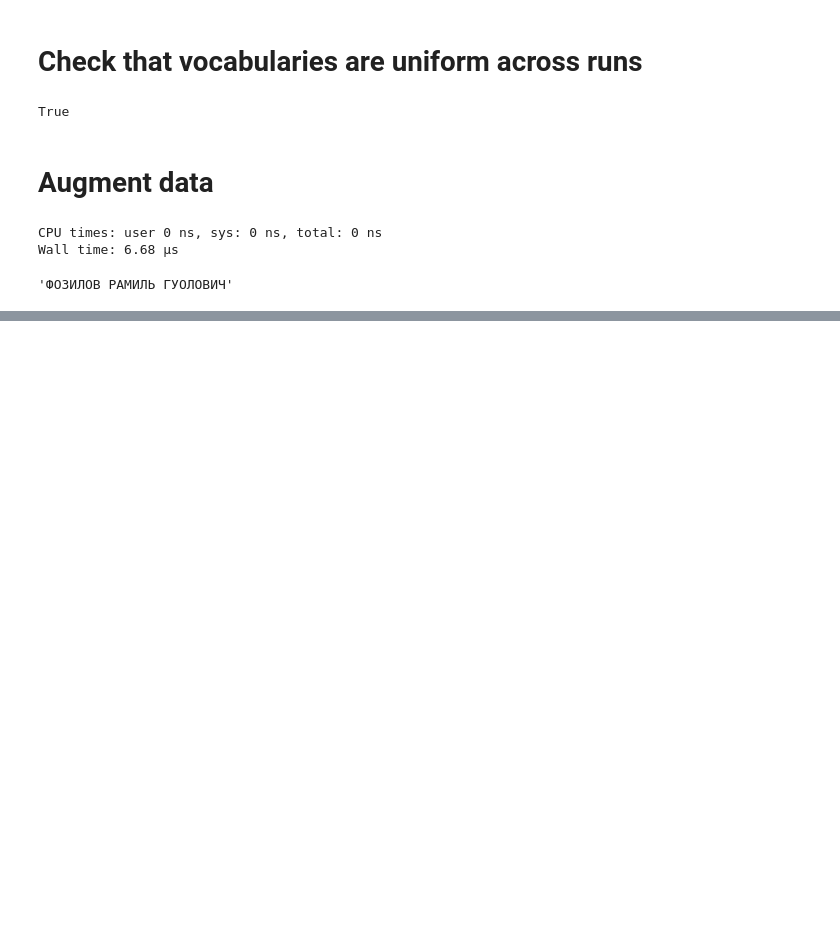
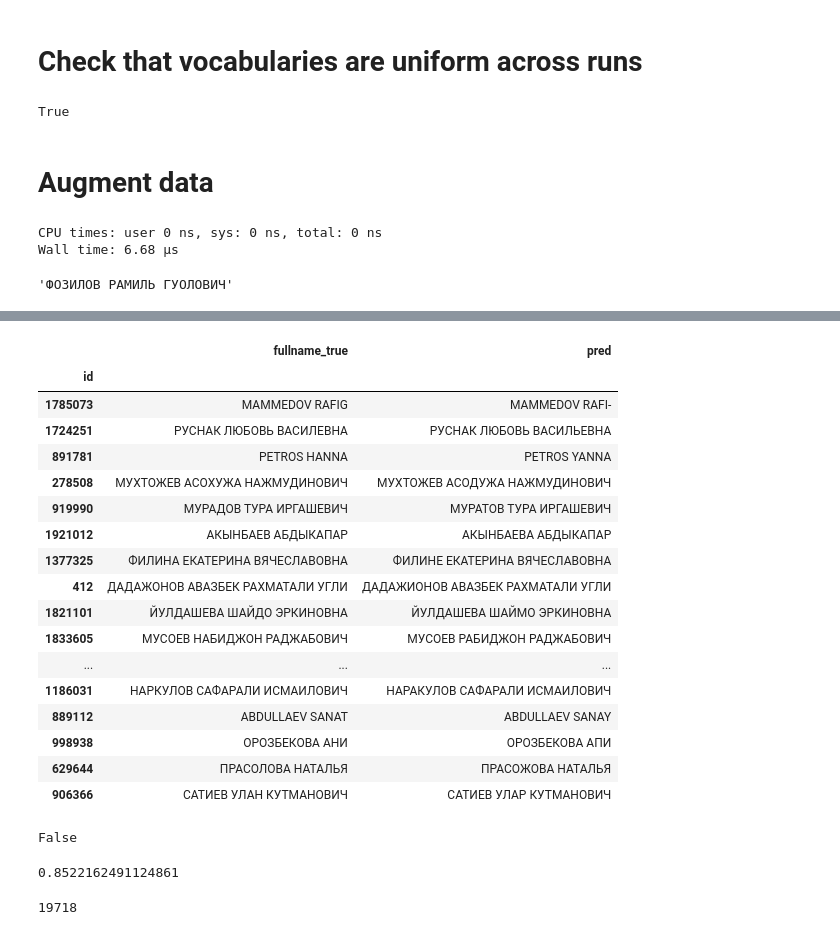
Before and after one commit to snakers4/cft-contest-2018, a Jupyter notebook: src/preprocessing_av.ipynb, the cells around one changed output, grey strips where cells are left out. Cells and saved outputs as stored; diff of their text form; code cells hidden in the pictures; blank space fills up the shorter version.

```diff
--- a/src/preprocessing_av.ipynb
+++ b/src/preprocessing_av.ipynb
@@ -240,0 +406,2 @@ trn_df_aug.to_csv('../data/aug_proc_trn.csv')
+# %%
+eval_gt_df['covered'] = eval_gt_df.fullname_true.apply(lambda x: check_words_vocab(x))
@@ -240,0 +437,22 @@ trn_df_aug.to_csv('../data/aug_proc_trn.csv')
+# %%
+cond = (eval_gt_df.pred!=eval_gt_df.fullname_true) & (eval_gt_df.target != 2) & (eval_gt_df.covered==1)
+eval_gt_df[cond].sample(n=20)[['fullname_true','pred']]
+# %% [output]
+|  | fullname_true | pred |
+| id |  |  |
+| 1785073 | MAMMEDOV RAFIG | MAMMEDOV RAFI- |
+| 1724251 | РУСНАК ЛЮБОВЬ ВАСИЛЕВНА | РУСНАК ЛЮБОВЬ ВАСИЛЬЕВНА |
+| 891781 | PETROS HANNA | PETROS YANNA |
+| 278508 | МУХТОЖЕВ АСОХУЖА НАЖМУДИНОВИЧ | МУХТОЖЕВ АСОДУЖА НАЖМУДИНОВИЧ |
+| 919990 | МУРАДОВ ТУРА ИРГАШЕВИЧ | МУРАТОВ ТУРА ИРГАШЕВИЧ |
+| 1921012 | АКЫНБАЕВ АБДЫКАПАР | АКЫНБАЕВА АБДЫКАПАР |
+| 1377325 | ФИЛИНА ЕКАТЕРИНА ВЯЧЕСЛАВОВНА | ФИЛИНЕ ЕКАТЕРИНА ВЯЧЕСЛАВОВНА |
+| 412 | ДАДАЖОНОВ АВАЗБЕК РАХМАТАЛИ УГЛИ | ДАДАЖИОНОВ АВАЗБЕК РАХМАТАЛИ УГЛИ |
+| 1821101 | ЙУЛДАШЕВА ШАЙДО ЭРКИНОВНА | ЙУЛДАШЕВА ШАЙМО ЭРКИНОВНА |
+| 1833605 | МУСОЕВ НАБИДЖОН РАДЖАБОВИЧ | МУСОЕВ РАБИДЖОН РАДЖАБОВИЧ |
+| ... | ... | ... |
+| 1186031 | НАРКУЛОВ САФАРАЛИ ИСМАИЛОВИЧ | НАРАКУЛОВ САФАРАЛИ ИСМАИЛОВИЧ |
+| 889112 | ABDULLAEV SANAT | ABDULLAEV SANAY |
+| 998938 | ОРОЗБЕКОВА АНИ | ОРОЗБЕКОВА АПИ |
+| 629644 | ПРАСОЛОВА НАТАЛЬЯ | ПРАСОЖОВА НАТАЛЬЯ |
+| 906366 | САТИЕВ УЛАН КУТМАНОВИЧ | САТИЕВ УЛАР КУТМАНОВИЧ |
@@ -240,0 +474,15 @@ trn_df_aug.to_csv('../data/aug_proc_trn.csv')
+# %%
+'АБДУЛПАИЗОВ' in train_vocab
+# %% [output]
+False
+# %%
+sum([1
+     if _ in train_vocab
+     else 0
+     for _ in list(eval_vocab.keys())]) / len(eval_vocab)
+# %% [output]
+0.8522162491124861
+# %%
+len(eval_vocab)
+# %% [output]
+19718
```
Also changed, not shown: parts of 35 cells of this notebook, 3 other files.
